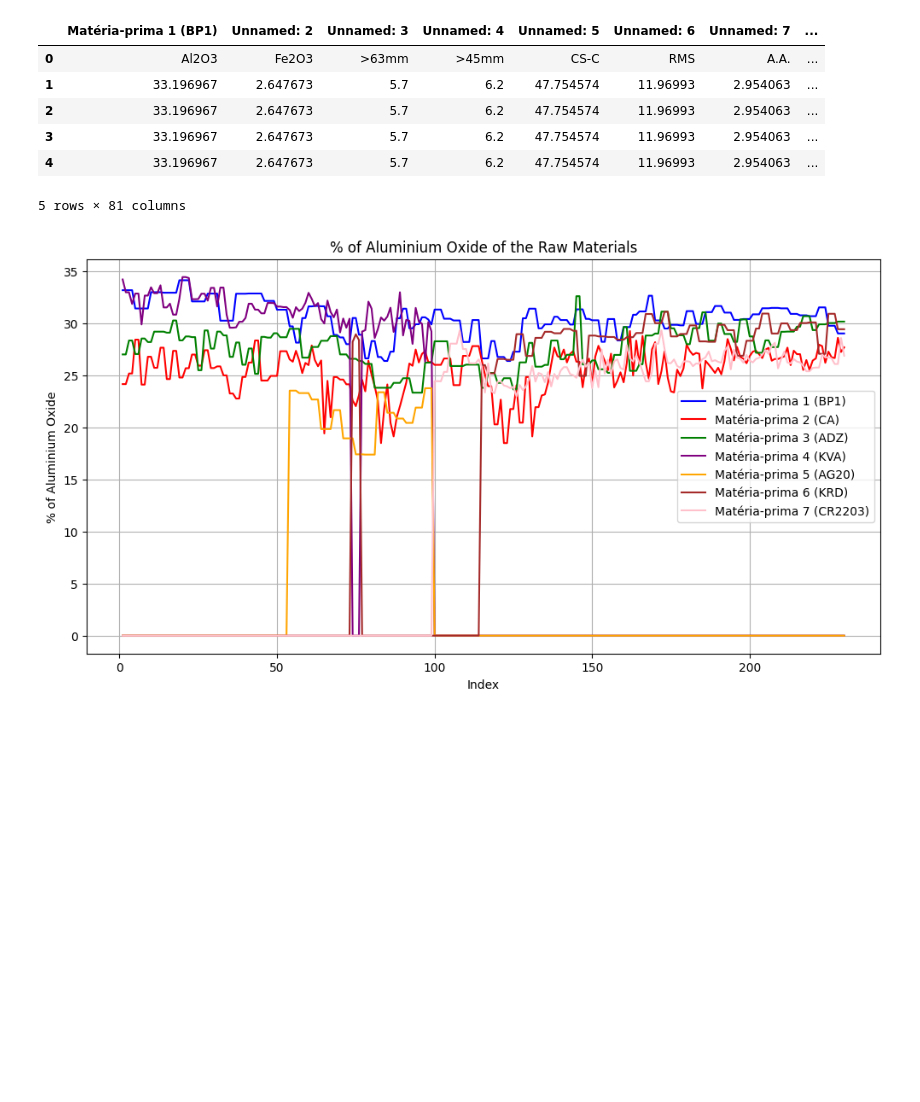
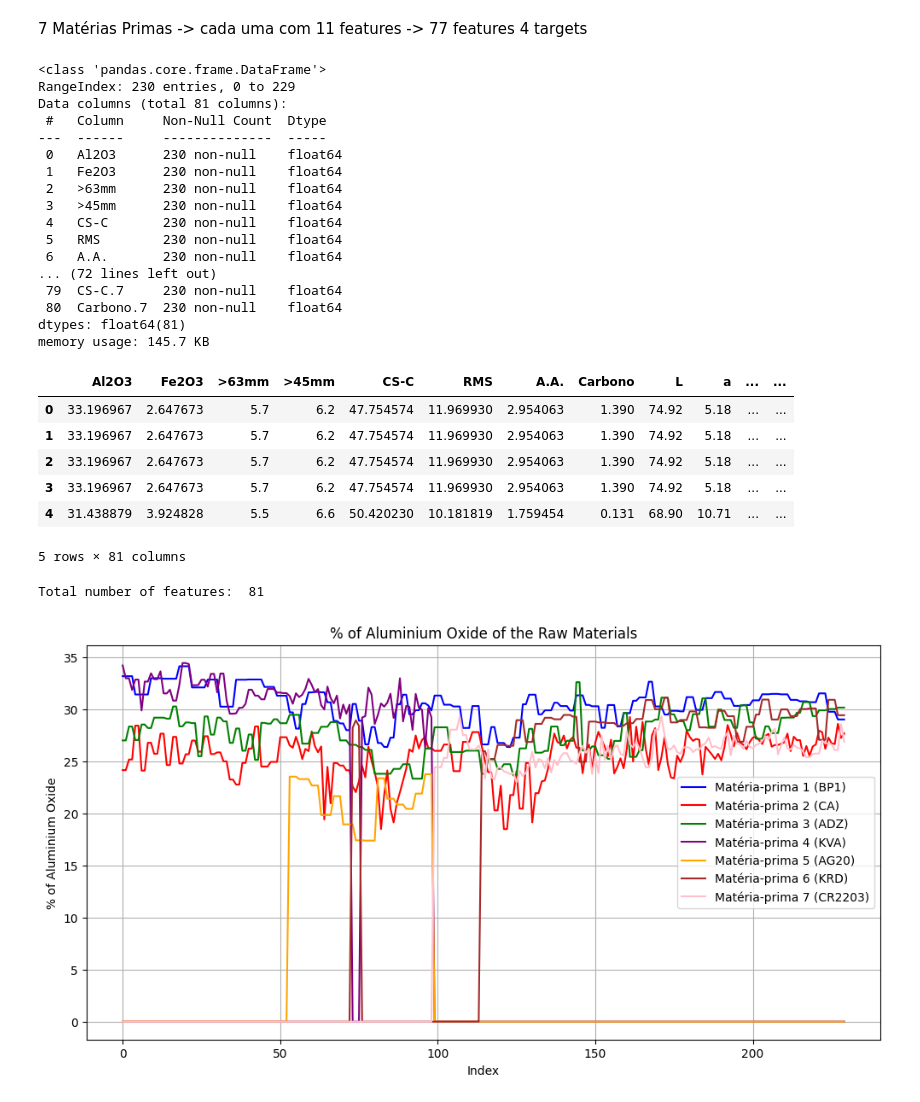
Before and after one commit to pedro-ddomingues/PEC, a Jupyter notebook: Data_Stuff.ipynb, the cells around one changed output. Drawn from its saved outputs; the diff is of its cells as text; code cells hidden in the pictures; blank space fills up the shorter version.

```diff
--- a/Data_Stuff.ipynb
+++ b/Data_Stuff.ipynb
@@ -44,16 +44,50 @@ memory usage: 148.1+ KB
 5 rows × 82 columns
+# %% [markdown]
+7 Matérias Primas -> cada uma com 11 features -> 77 features 4 targets
 # %%
-data.columns
+
 data = data.drop(data.columns[0], axis=1)
-# data.drop(index=0, inplace=True)
+
+data.info()
 data.head()
 # %% [output]
+<class 'pandas.core.frame.DataFrame'>
+RangeIndex: 230 entries, 0 to 229
+Data columns (total 81 columns):
+ #   Column     Non-Null Count  Dtype
+---  ------     --------------  -----
+ 0   Al2O3      230 non-null    float64
+ 1   Fe2O3      230 non-null    float64
+ 2   >63mm      230 non-null    float64
+ 3   >45mm      230 non-null    float64
+ 4   CS-C       230 non-null    float64
+ 5   RMS        230 non-null    float64
+ 6   A.A.       230 non-null    float64
+... (72 lines left out)
+ 79  CS-C.7     230 non-null    float64
+ 80  Carbono.7  230 non-null    float64
+dtypes: float64(81)
+memory usage: 145.7 KB
-|  | Matéria-prima 1 (BP1) | Unnamed: 2 | Unnamed: 3 | Unnamed: 4 | Unnamed: 5 | Unnamed: 6 | Unnamed: 7 | ... |
-| 0 | Al2O3 | Fe2O3 | >63mm | >45mm | CS-C | RMS | A.A. | ... |
-| 1 | 33.196967 | 2.647673 | 5.7 | 6.2 | 47.754574 | 11.96993 | 2.954063 | ... |
-| 2 | 33.196967 | 2.647673 | 5.7 | 6.2 | 47.754574 | 11.96993 | 2.954063 | ... |
-| 3 | 33.196967 | 2.647673 | 5.7 | 6.2 | 47.754574 | 11.96993 | 2.954063 | ... |
-| 4 | 33.196967 | 2.647673 | 5.7 | 6.2 | 47.754574 | 11.96993 | 2.954063 | ... |
+|  | Al2O3 | Fe2O3 | >63mm | >45mm | CS-C | RMS | A.A. | Carbono | L | a | ... | ... |
+| 0 | 33.196967 | 2.647673 | 5.7 | 6.2 | 47.754574 | 11.969930 | 2.954063 | 1.390 | 74.92 | 5.18 | ... | ... |
+| 1 | 33.196967 | 2.647673 | 5.7 | 6.2 | 47.754574 | 11.969930 | 2.954063 | 1.390 | 74.92 | 5.18 | ... | ... |
+| 2 | 33.196967 | 2.647673 | 5.7 | 6.2 | 47.754574 | 11.969930 | 2.954063 | 1.390 | 74.92 | 5.18 | ... | ... |
+| 3 | 33.196967 | 2.647673 | 5.7 | 6.2 | 47.754574 | 11.969930 | 2.954063 | 1.390 | 74.92 | 5.18 | ... | ... |
+| 4 | 31.438879 | 3.924828 | 5.5 | 6.6 | 50.420230 | 10.181819 | 1.759454 | 0.131 | 68.90 | 10.71 | ... | ... |
-5 rows × 81 columns
+5 rows × 81 columns
+# %%
+
+mapping = {0: 'Al2O3', 1: 'Fe2O3', 2: '>63mm', 3: '>45mm', 4:'CS-C', 5: 'RMS', 6: 'A.A.', 7: 'Carbono', 8: 'L', 9: 'a', 10: '%'}
+
+# Renaming columns
+for i in range(11):
+    data.rename(columns={data.columns[i]: mapping[i]+'.0'}, inplace=True)
+data.head()
+
+#total number of features
+total_features = len(data.columns)
+print("Total number of features: ", total_features)
+# %% [output]
+Total number of features:  81
 # %%
 columns = [
```
Also changed, not shown: parts of 49 cells of this notebook, 1 other file.
